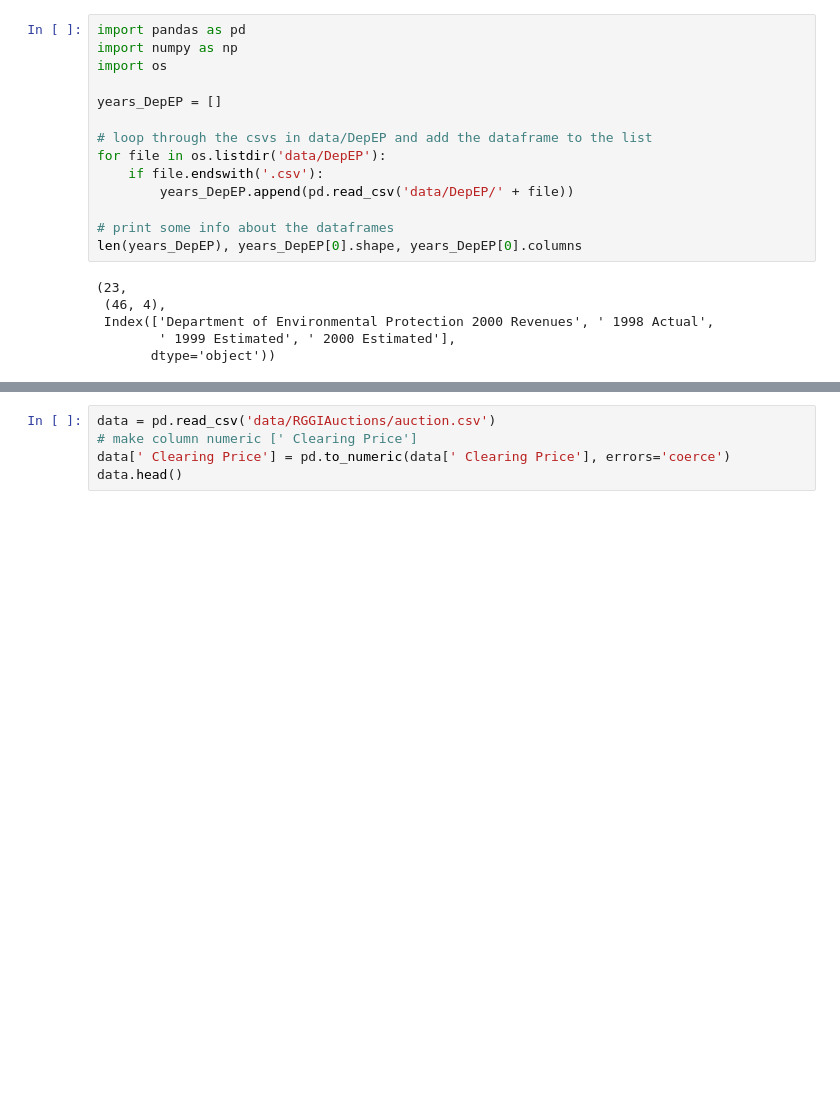
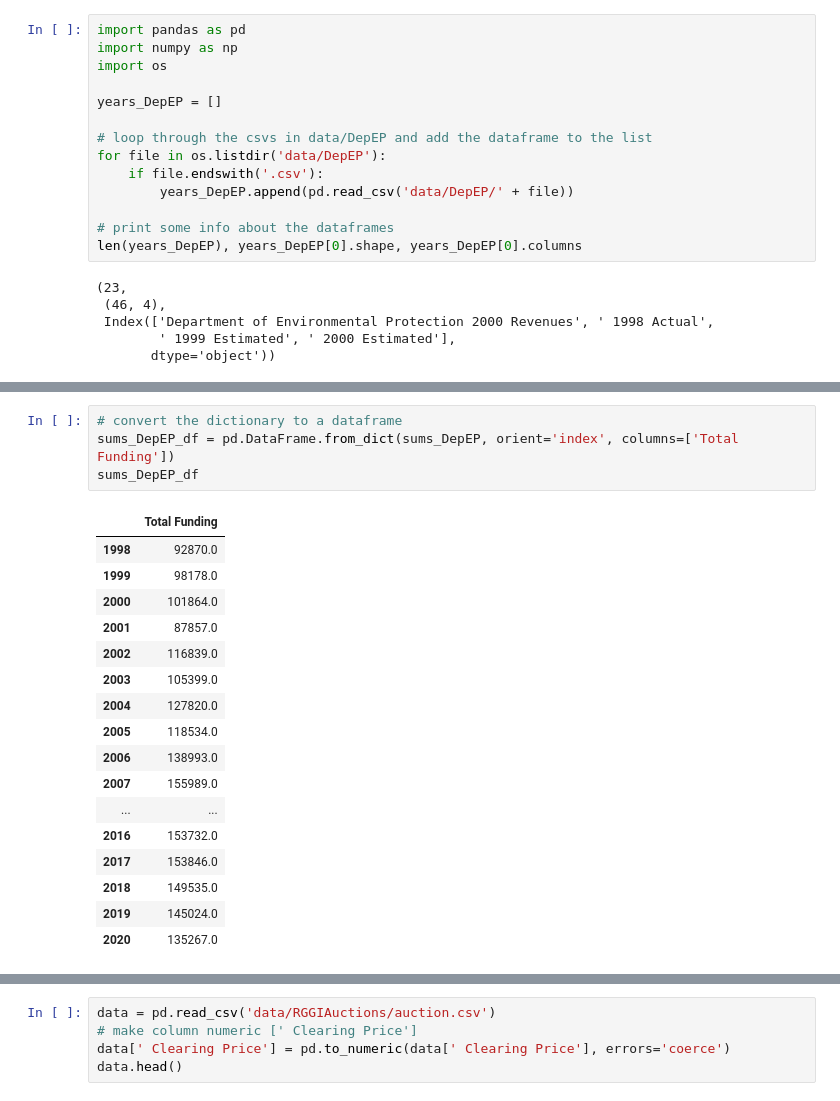
Before and after one commit to Rutgers-Economics-Labs/CleanEnergyFundingF24, a Jupyter notebook: analyze.ipynb, the cells around one changed output, grey strips where cells are left out. Cells and saved outputs as stored; diff of their text form; blank space fills up the shorter version.

```diff
--- a/analyze.ipynb
+++ b/analyze.ipynb
@@ -20,0 +50,22 @@ len(years_DepEP), years_DepEP[0].shape, years_DepEP[0].columns
+# %%
+# convert the dictionary to a dataframe
+sums_DepEP_df = pd.DataFrame.from_dict(sums_DepEP, orient='index', columns=['Total Funding'])
+sums_DepEP_df
+# %% [output]
+|  | Total Funding |
+| 1998 | 92870.0 |
+| 1999 | 98178.0 |
+| 2000 | 101864.0 |
+| 2001 | 87857.0 |
+| 2002 | 116839.0 |
+| 2003 | 105399.0 |
+| 2004 | 127820.0 |
+| 2005 | 118534.0 |
+| 2006 | 138993.0 |
+| 2007 | 155989.0 |
+| ... | ... |
+| 2016 | 153732.0 |
+| 2017 | 153846.0 |
+| 2018 | 149535.0 |
+| 2019 | 145024.0 |
+| 2020 | 135267.0 |
```
Also changed, not shown: parts of 7 cells of this notebook.
